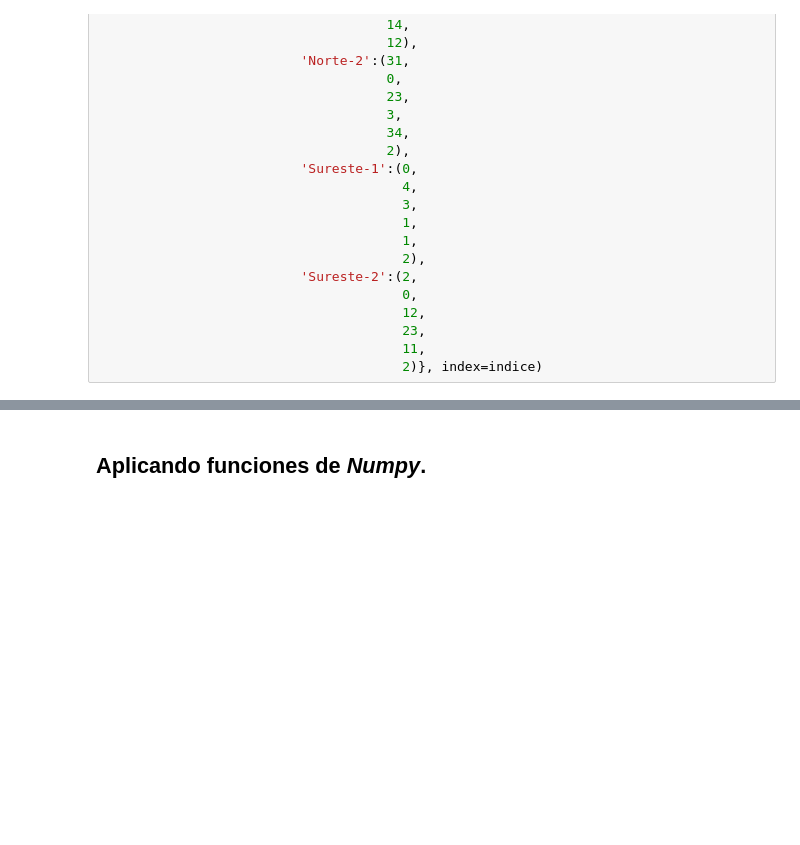
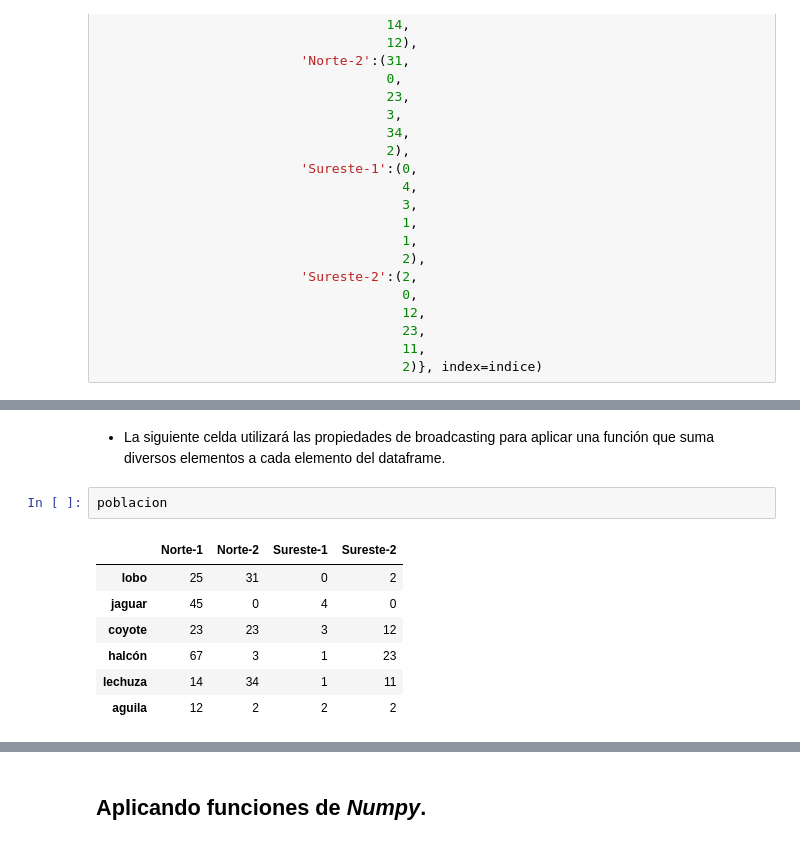
Before and after one commit to PythonistaMX/py311, a Jupyter notebook: 08_metodos_apply_y_transform.ipynb, the cells around one changed output, grey strips where cells are left out. Saved outputs shown, nothing was run; the diff lists cells and outputs as text; blank space fills up the shorter version.

```diff
--- a/08_metodos_apply_y_transform.ipynb
+++ b/08_metodos_apply_y_transform.ipynb
@@ -54 +82,13 @@ poblacion['Norte-2'].apply(lambda x: x + 2)
+# %% [markdown]
+* La siguiente celda utilizará las propiedades de broadcasting para aplicar una función que suma diversos elementos a cada elemento del dataframe.
+# %%
+poblacion
+# %% [output]
+|  | Norte-1 | Norte-2 | Sureste-1 | Sureste-2 |
+| lobo | 25 | 31 | 0 | 2 |
+| jaguar | 45 | 0 | 4 | 0 |
+| coyote | 23 | 23 | 3 | 12 |
+| halcón | 67 | 3 | 1 | 23 |
+| lechuza | 14 | 34 | 1 | 11 |
+| aguila | 12 | 2 | 2 | 2 |
 # %%
```
Also changed, not shown: parts of 19 cells of this notebook, 3 other files.
